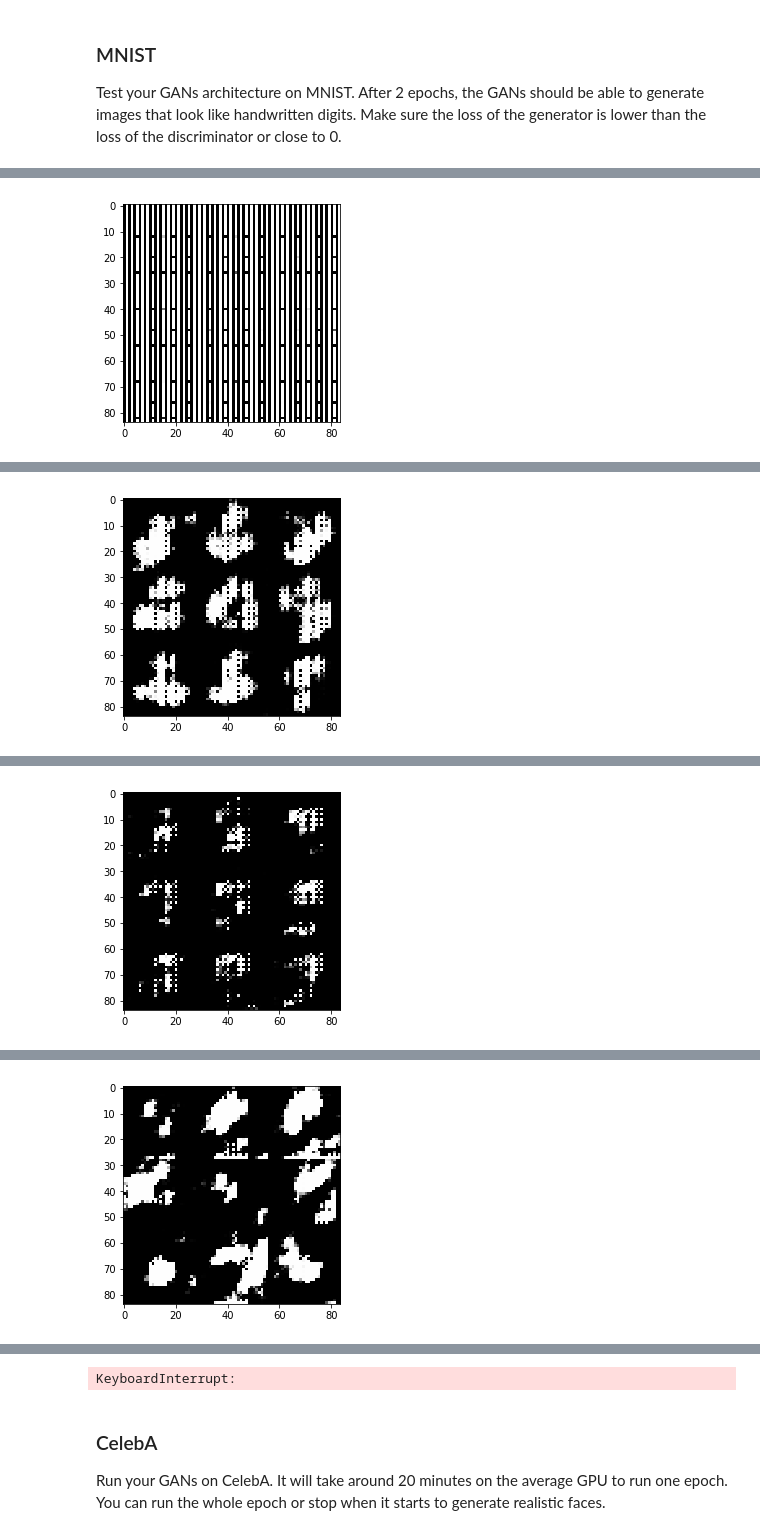
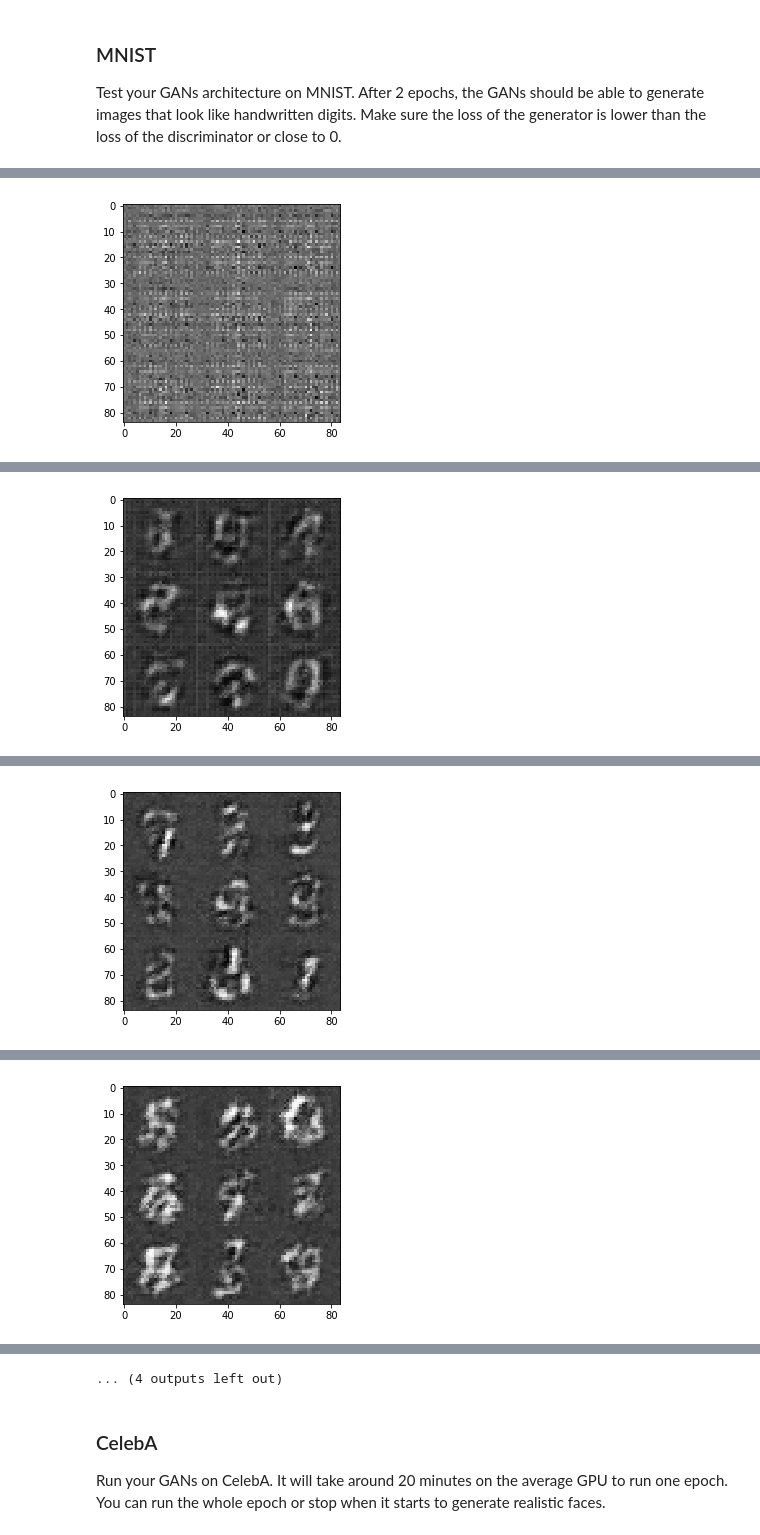
Before and after one commit to bryantravissmith/GAN---Face-Generations, a Jupyter notebook: dlnd_face_generation.ipynb, the cells around one changed output, grey strips where cells are left out. Cells and saved outputs as stored; diff of their text form; code cells hidden in the pictures.

```diff
--- a/dlnd_face_generation.ipynb
+++ b/dlnd_face_generation.ipynb
@@ -359,18 +359,23 @@ def train(epoch_count, batch_size, z_dim, learning_rate, beta1, get_batches, dat
 
                 batch_z = np.random.uniform(-1, 1, size=(batch_size, z_dim))
                 # TODO: Train Model
-                _ = sess.run(d_train_opt, feed_dict={images: batch_images, z: batch_z, lr: learning_rate })
-                _ = sess.run(g_train_opt, feed_dict={z: batch_z, images: batch_images, lr: learning_rate})
+                _, d_loss_value = sess.run([d_train_opt, d_loss], feed_dict={images: batch_images, z: batch_z, lr: learning_rate })
+                _, g_loss_value = sess.run([g_train_opt, g_loss],feed_dict={z: batch_z, images: batch_images, lr: learning_rate})
 
                 if i % 100 == 0:
-                    show_generator_output(sess, 10, z, data_shape[3], data_image_mode)
+                    print("Discriminator Loss: {} \nGenerator Loss: {}".format(d_loss_value, g_loss_value))
+                    show_generator_output(sess, 9, z, data_shape[3], data_image_mode)
+
+            print("After Epoch {}".format(epoch_i))
+            print("Discriminator Loss: {} \nGenerator Loss: {}".format(d_loss_value, g_loss_value))
+            show_generator_output(sess, 9, z, data_shape[3], data_image_mode)
 # %% [markdown]
 ### MNIST
 Test your GANs architecture on MNIST.  After 2 epochs, the GANs should be able to generate images that look like handwritten digits.  Make sure the loss of the generator is lower than the loss of the discriminator or close to 0.
 # %%
-batch_size = 128
+batch_size = 256
 z_dim = 100
-learning_rate = 0.1
+learning_rate = 0.001
 beta1 = 0.1
 
 
@@ -388 +395 @@ with tf.Graph().as_default():
-[figure, old version]
+[figure, new version]
@@ -389 +398 @@ with tf.Graph().as_default():
-[figure, old version]
+[figure, new version]
@@ -390 +401 @@ with tf.Graph().as_default():
-[figure, old version]
+[figure, new version]
@@ -391 +405 @@ with tf.Graph().as_default():
-[figure, old version]
+[figure, new version]
@@ -395,4 +412,4 @@ with tf.Graph().as_default():
-KeyboardInterrupt:
+... (4 outputs left out)
 # %% [markdown]
 ### CelebA
 Run your GANs on CelebA.  It will take around 20 minutes on the average GPU to run one epoch.  You can run the whole epoch or stop when it starts to generate realistic faces.
```
Also changed, not shown: parts of 5 cells of this notebook, 1 other file.
